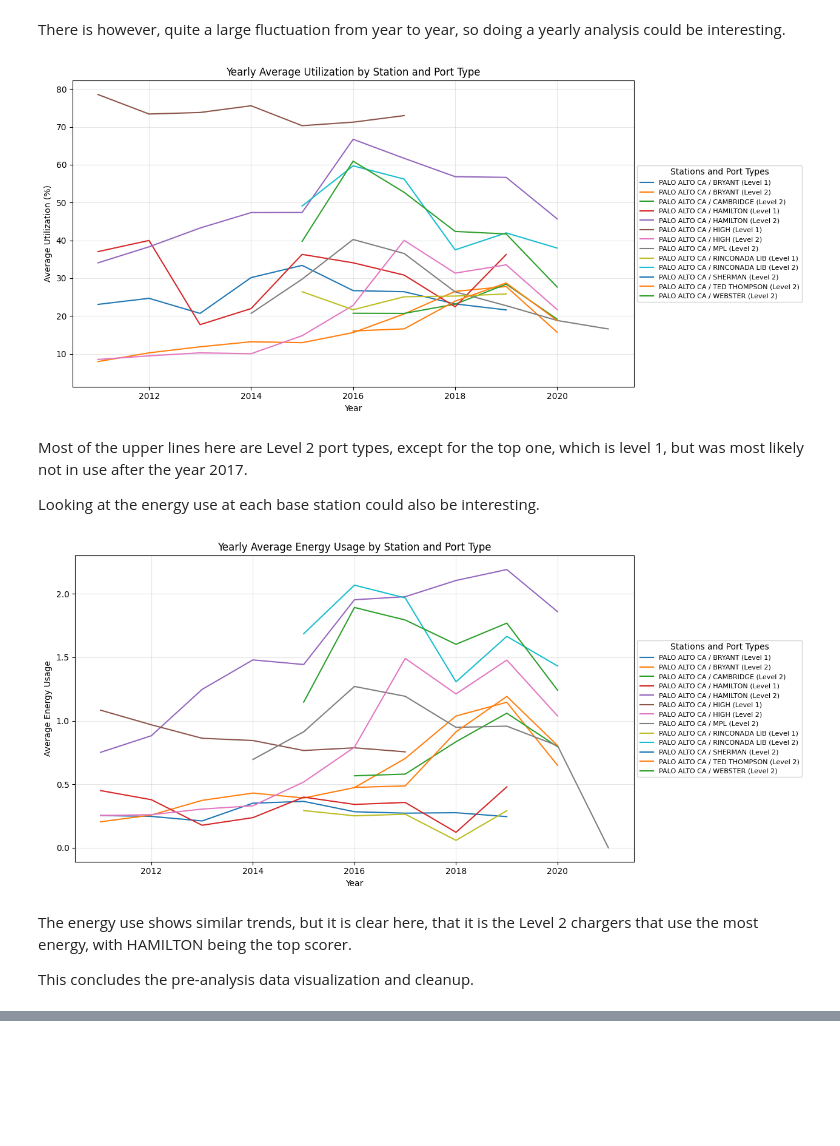
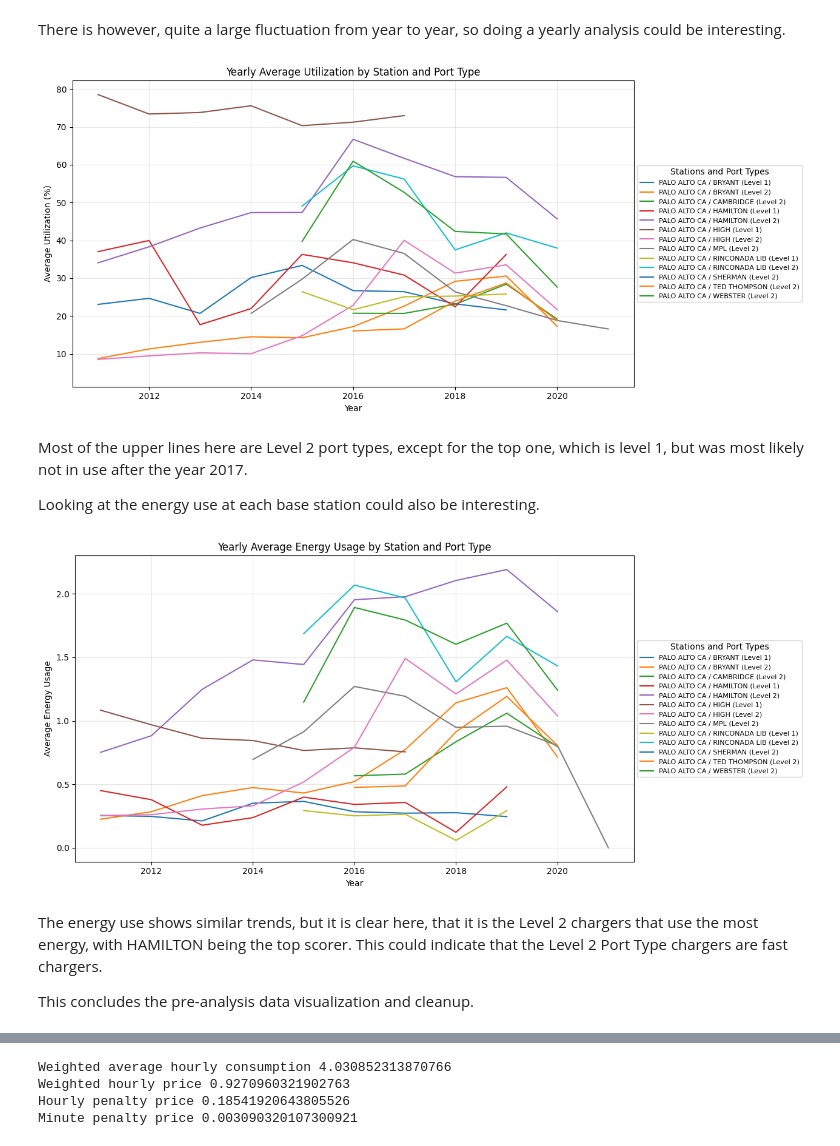
Before and after one commit to DitteGilsfeldt/42577-Introduction-to_Business_Analytics__Project, a Jupyter notebook: Dögg.ipynb, the cells around one changed output, grey strips where cells are left out. Cells and saved outputs as stored; diff of their text form; code cells hidden in the pictures; blank space fills up the shorter version.

```diff
--- a/Dögg.ipynb
+++ b/Dögg.ipynb
@@ -250,6 +250,12 @@ import re
 # Function for matching the numbering at the end of the Station Names
 def extract_base_name(station_name):
     return re.sub(r'#?\s*\d+$', '', station_name).strip()
+
+# There is an extra space in some records for the BRYANT station. Replace these, so number of Total Charging Points is more accurate.
+merged_data['Station Name'] = merged_data['Station Name'].replace(
+    'PALO ALTO CA / BRYANT # 1',
+    'PALO ALTO CA / BRYANT #1'
+)
 
 merged_data['Base Station Name'] = merged_data['Station Name'].apply(extract_base_name)
 station_ports = merged_data.groupby(['Base Station Name', 'Station Name', 'Port Type', 'Port Number']).size().reset_index(name='Count')
@@ -585,10 +572,10 @@ plt.figure(figsize=(16, 6))  # Wider rectangle with increased width
 for station_port in yearly_analysis.groupby(['Base Station Name', 'Port Type']):
     # Extract data for the specific station and port type
     station_name, port_type = station_port[0]
-    data = station_port[1]
+    station_port_data = station_port[1]
 
     # Plot
-    plt.plot(data['Year'], data['Average_Utilization'], label=f'{station_name} ({port_type})')
+    plt.plot(station_port_data['Year'], station_port_data['Average_Utilization'], label=f'{station_name} ({port_type})')
 
 # Add labels, title, and legend
 plt.xlabel('Year')
@@ -610,7 +597,7 @@ plt.tight_layout(rect=[0, 0, 0.8, 1])  # Adjust the layout for space on the righ
 # Show the plot
 plt.show()
 # %% [output]
-[figure, old version]
+[figure, new version]
 # %% [markdown]
 Most of the upper lines here are Level 2 port types, except for the top one, which is level 1, but was most likely not in use after the year 2017.
 
@@ -632,38 +619,38 @@ yearly_analysis = station_utilization_data.groupby(['Base Station Name', 'Port T
 # Create a rectangular plot
 plt.figure(figsize=(16, 6))  # Wider rectangle with increased width
 
 # Iterate over unique stations and port types
 for station_port in yearly_analysis.groupby(['Base Station Name', 'Port Type']):
     # Extract data for the specific station and port type
     station_name, port_type = station_port[0]
-    data = station_port[1]
+    station_port_data = station_port[1]
 
     # Plot
-    plt.plot(data['Year'], data['Average_Energy'], label=f'{station_name} ({port_type})')
+    plt.plot(station_port_data['Year'], station_port_data['Average_Energy'], label=f'{station_name} ({port_type})')
 
 # Add labels, title, and legend
 plt.xlabel('Year')
 plt.ylabel('Average Energy Usage')
 plt.title('Yearly Average Energy Usage by Station and Port Type')
 
 # Adjust the legend: Move it outside the plot
 plt.legend(
     loc='center left',
     bbox_to_anchor=(1, 0.5),  # Position it outside the plot on the right
     fontsize=8,
     ncol=1,  # Single column for readability
     title='Stations and Port Types'
 )
 
 plt.grid(alpha=0.3)
 plt.tight_layout(rect=[0, 0, 0.8, 1])  # Adjust the layout for space on the right
 
 # Show the plot
 plt.show()
 # %% [output]
-[figure, old version]
+[figure, new version]
 # %% [markdown]
-The energy use shows similar trends, but it is clear here, that it is the Level 2 chargers that use the most energy, with HAMILTON being the top scorer.
+The energy use shows similar trends, but it is clear here, that it is the Level 2 chargers that use the most energy, with HAMILTON being the top scorer. This could indicate that the Level 2 Port Type chargers are fast chargers.
 
 This concludes the pre-analysis data visualization and cleanup.
 # %% [markdown]
@@ -679,3 +666,32 @@ Under the assumptions:
 - That charging is constant
 - Price could be $0.23 per kWh, based on https://www.cityofpaloalto.org/Departments/Utilities/Sustainability/Electric-Vehicle
 - Calculate a hoarding penalty price by taking around 20% of the average hourly price based on average hourly kWh and the price $0.23 per kWh.
+# %%
+# Calculate weighted average hourly price based on Hourly Energy Consumption (kWh) and Hourly Charger Occupation (h)
+filtered_data = merged_data[
+    (merged_data['Hourly Energy Consumption (kWh)'] > 0) &
+    (merged_data['Hourly Charger Occupation (h)'] > 0)
+]
+
+mean_ratio = (filtered_data['Hourly Energy Consumption (kWh)'] / filtered_data['Hourly Charger Occupation (h)']).mean()
+print('Weighted average hourly consumption', mean_ratio)
+
+# Multiplying this by the price of $0.23 per kWh gives:
+hourly_price = mean_ratio * 0.23
+print('Weighted hourly price', hourly_price)
+
+# Using an hourly penalty price of 20% of the average hourly price gives:
+hourly_penalty = hourly_price * 0.2
+print('Hourly penalty price', hourly_penalty)
+
+# This gives a minute penalty of:
+minute_penalty = hourly_penalty / 60
+print('Minute penalty price', minute_penalty)
+
+# Funny realization: This gives 0.02 kr / min, which is the same as the minute fee for charging at a
+# 	Faroese EV Charging Station between 22 and 8. https://www.sev.fo/um-okkum/toel-treytir-og-fragreidingar/prisir
+# %% [output]
+Weighted average hourly consumption 4.030852313870766
+Weighted hourly price 0.9270960321902763
+Hourly penalty price 0.18541920643805526
+Minute penalty price 0.003090320107300921
```
Also changed, not shown: parts of 8 cells of this notebook.
